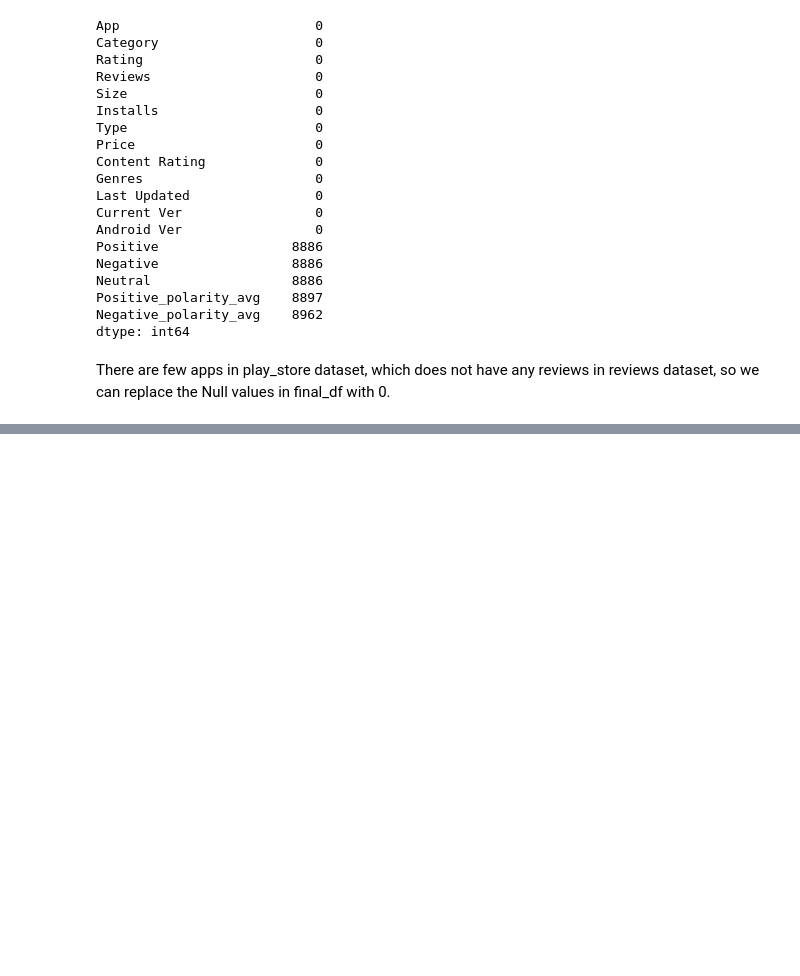
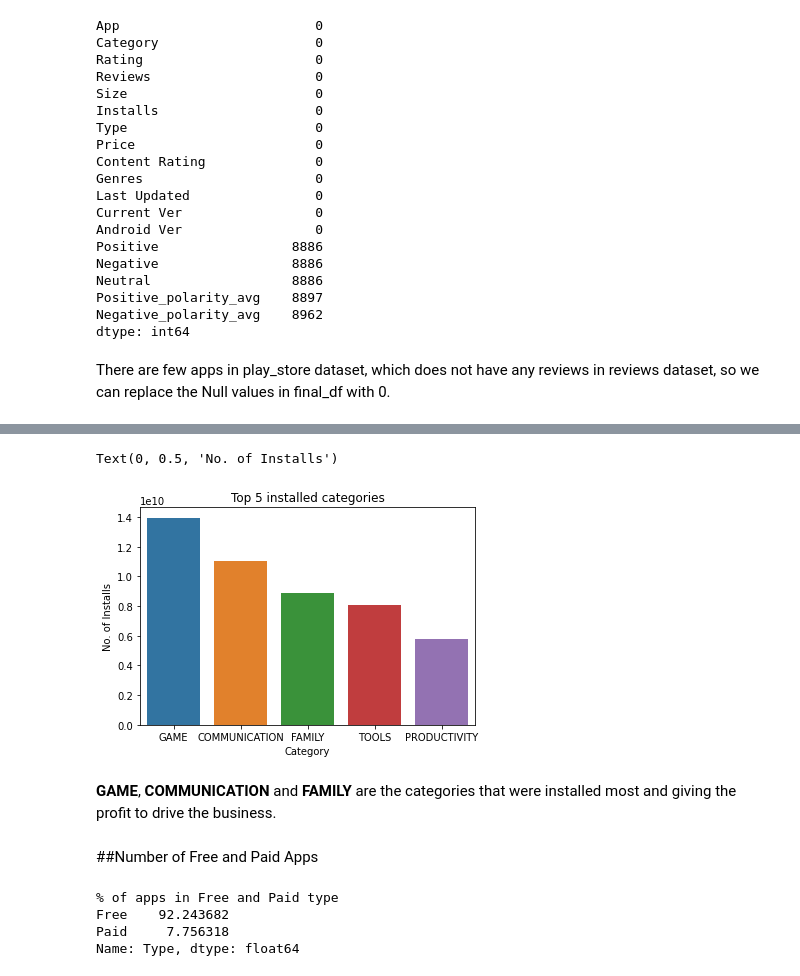
Before and after one commit to pranavdevi28/Play_Store_Data_Analysis, a Jupyter notebook: Play_Store_App_Review_Analysis_Capstone_Project.ipynb, the cells around one changed output, grey strips where cells are left out. Drawn from its saved outputs; the diff is of its cells as text; code cells hidden in the pictures; blank space fills up the shorter version.

```diff
--- a/Play_Store_App_Review_Analysis_Capstone_Project.ipynb
+++ b/Play_Store_App_Review_Analysis_Capstone_Project.ipynb
@@ -484,0 +526,20 @@ final_df.describe()
+# %%
+sns.barplot(y=top_5_installed_category.values, x=top_5_installed_category.index)
+plt.title('Top 5 installed categories')
+plt.ylabel('No. of Installs')
+# %% [output]
+Text(0, 0.5, 'No. of Installs')
+[figure, added]
+# %% [markdown]
+**GAME**, **COMMUNICATION** and **FAMILY** are the categories that were installed most and giving the profit to drive the business.
+# %% [markdown]
+##Number of Free and Paid Apps
+# %%
+type_count = final_df['Type'].value_counts()
+print('% of apps in Free and Paid type')
+print(type_count/len(final_df)*100)
+# %% [output]
+% of apps in Free and Paid type
+Free    92.243682
+Paid     7.756318
+Name: Type, dtype: float64
```
Also changed, not shown: parts of 56 cells of this notebook.
